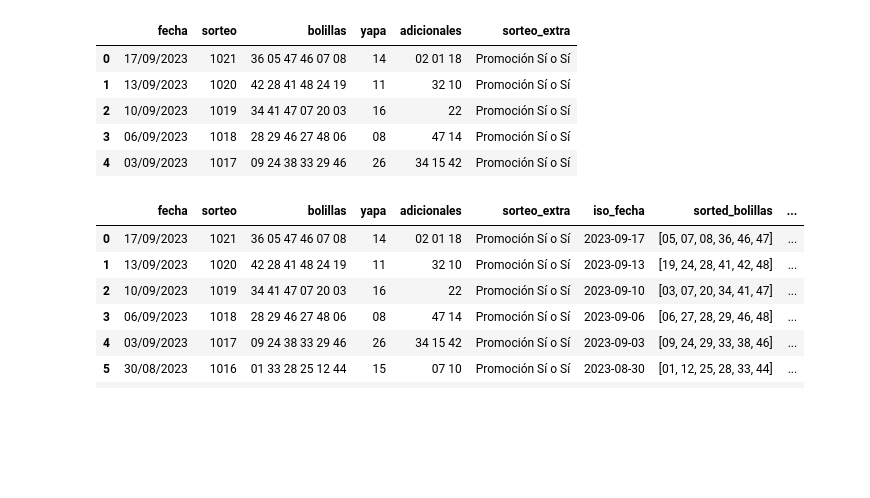
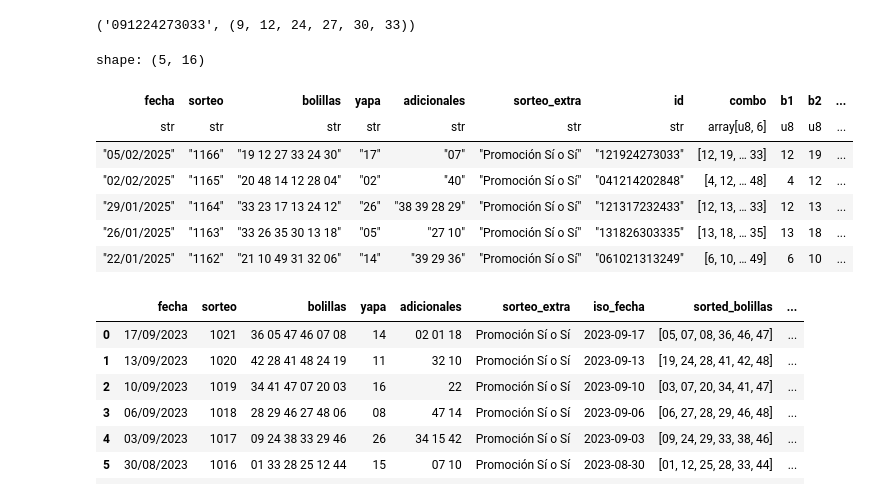
Before and after one commit to coins5/tinkapp.v4, a Jupyter notebook: explore_bolillas_v2.ipynb, the cells around one changed output. Saved outputs shown, nothing was run; the diff lists cells and outputs as text; code cells hidden in the pictures; blank space fills up the shorter version.

```diff
--- a/explore_bolillas_v2.ipynb
+++ b/explore_bolillas_v2.ipynb
@@ -14,0 +16,12 @@ import numpy as np
+# %%
+def formalize_data (bolillas_str: str) -> tuple[str, tuple[int]]:
+  arr = bolillas_str.split(" ")
+  arr.sort()
+  combo = tuple(int(a) for a in arr)
+  id = "".join(arr)
+  return id, combo
+
+a = formalize_data("09 12 27 33 24 30")
+print(a)
+# %% [output]
+('091224273033', (9, 12, 24, 27, 30, 33))
@@ -15,27 +101,59 @@ import numpy as np
 # %%
-url = 'https://resultados.intralot.com.pe/i.do?m=historico&t=0&s=41'
-response = requests.get('https://resultados.intralot.com.pe/i.do?m=historico&t=0&s=41', verify=False)
+# url = 'https://resultados.intralot.com.pe/i.do?m=historico&t=0&s=41'
+url = 'https://resultados.latinka.com.pe/i.do?m=historico&t=0&s=41'
+# response = requests.get(url, verify=False)
+response = requests.get(url)
 soup = BeautifulSoup(response.text, 'html.parser')
 
 historico = soup.find(id = 'historico')
 rows = historico.find_all('tr')
 
 lst = []
 for row in rows:
-  cols = [data.text.strip() for data in row.findAll('td')]
+  cols = [data.text.strip() for data in row.find_all('td')]
+
+  id, bolillas_int = formalize_data(bolillas_str=cols[2])
+  cols.append(id)
+  cols.append(bolillas_int)
+  cols.extend([b for b in bolillas_int])
+
+  is_rare, reason = is_rare_combination(bolillas_int)
+  cols.append(is_rare)
+  cols.append(reason)
+
   lst.append(cols)
+
 with open('./tinkache.json', 'w') as file:
   json.dump(lst, file)
 
-dfRows = pd.DataFrame(lst, columns=['fecha', 'sorteo', 'bolillas', 'yapa', 'adicionales', 'sorteo_extra'])
+dfRows = pl.DataFrame(
+  lst,
+  schema=[
+    'fecha', 'sorteo', 'bolillas', 'yapa', 'adicionales', 'sorteo_extra',
+    'id', 'combo', 'b1', 'b2', 'b3', 'b4', 'b5', 'b6',
+    'is_rare_combination', 'reason'
+  ],
+  schema_overrides={
+    'combo': pl.Array(pl.UInt8, 6),
+    'b1': pl.UInt8,
+    'b2': pl.UInt8,
+    'b3': pl.UInt8,
+    'b4': pl.UInt8,
+    'b5': pl.UInt8,
+    'b6': pl.UInt8
+  },
+  orient='row'
+)
 dfRows.head(5)
 # %% [output]
+shape: (5, 16)
-|  | fecha | sorteo | bolillas | yapa | adicionales | sorteo_extra |
-| 0 | 17/09/2023 | 1021 | 36 05 47 46 07 08 | 14 | 02 01 18 | Promoción Sí o Sí |
-| 1 | 13/09/2023 | 1020 | 42 28 41 48 24 19 | 11 | 32 10 | Promoción Sí o Sí |
-| 2 | 10/09/2023 | 1019 | 34 41 47 07 20 03 | 16 | 22 | Promoción Sí o Sí |
-| 3 | 06/09/2023 | 1018 | 28 29 46 27 48 06 | 08 | 47 14 | Promoción Sí o Sí |
-| 4 | 03/09/2023 | 1017 | 09 24 38 33 29 46 | 26 | 34 15 42 | Promoción Sí o Sí |
+| fecha | sorteo | bolillas | yapa | adicionales | sorteo_extra | id | combo | b1 | b2 | ... |
+| str | str | str | str | str | str | str | array[u8, 6] | u8 | u8 | ... |
+| "05/02/2025" | "1166" | "19 12 27 33 24 30" | "17" | "07" | "Promoción Sí o Sí" | "121924273033" | [12, 19, … 33] | 12 | 19 | ... |
+| "02/02/2025" | "1165" | "20 48 14 12 28 04" | "02" | "40" | "Promoción Sí o Sí" | "041214202848" | [4, 12, … 48] | 4 | 12 | ... |
+| "29/01/2025" | "1164" | "33 23 17 13 24 12" | "26" | "38 39 28 29" | "Promoción Sí o Sí" | "121317232433" | [12, 13, … 33] | 12 | 13 | ... |
+| "26/01/2025" | "1163" | "33 26 35 30 13 18" | "05" | "27 10" | "Promoción Sí o Sí" | "131826303335" | [13, 18, … 35] | 13 | 18 | ... |
+| "22/01/2025" | "1162" | "21 10 49 31 32 06" | "14" | "39 29 36" | "Promoción Sí o Sí" | "061021313249" | [6, 10, … 49] | 6 | 10 | ... |
 # %%
 PRIME_NUMBERS = [2, 3, 5, 7, 11, 13, 17, 19, 23, 29, 31, 37, 41, 43, 47, 53, 59]
 def isoFecha (row):
```
Also changed, not shown: parts of 2 cells of this notebook, 2 other files.
